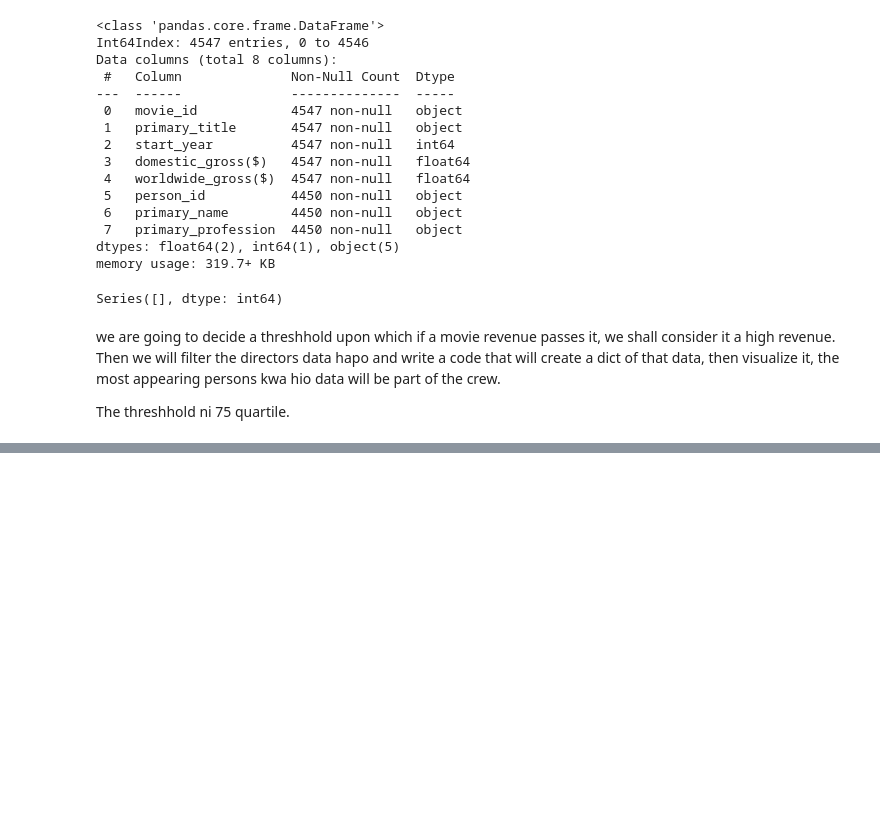
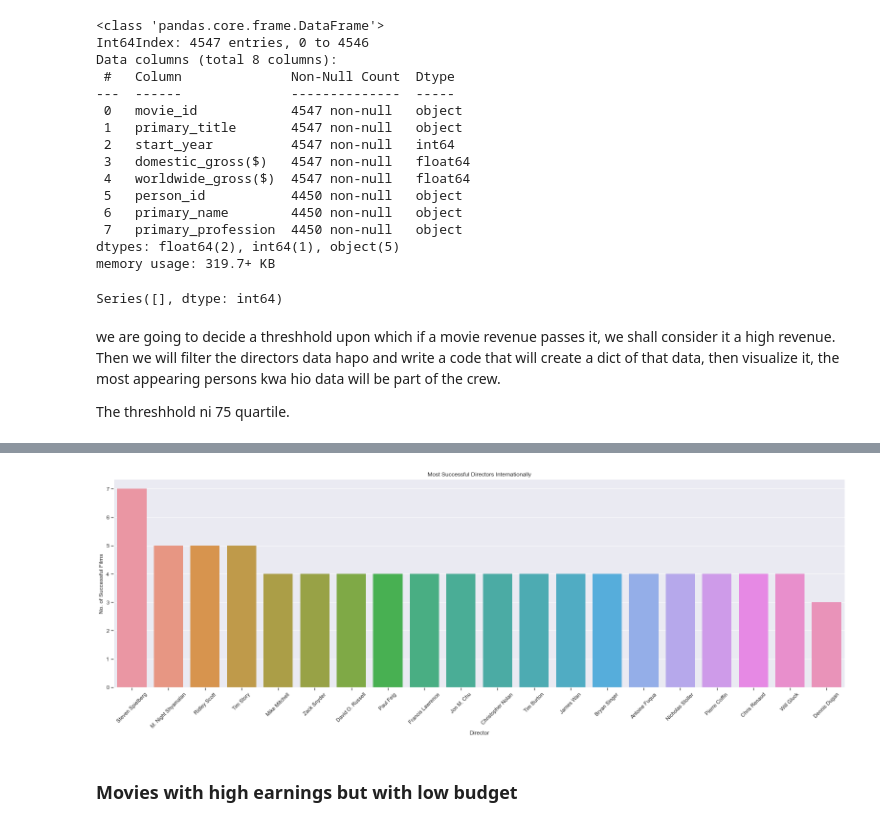
Before and after one commit to WamuyuGitz/movie-insights-project, a Jupyter notebook: vanessa.production_crew_analysis.ipynb, the cells around one changed output, grey strips where cells are left out. Drawn from its saved outputs; the diff is of its cells as text; code cells hidden in the pictures; blank space fills up the shorter version.

```diff
--- a/vanessa.production_crew_analysis.ipynb
+++ b/vanessa.production_crew_analysis.ipynb
@@ -1390,0 +1380,14 @@ sns.barplot(x= name, y= count)
+# %%
+z = list(high_rev_domestic['primary_name'])
+
+directors_count1 = {}
+for x in z:
+    if x not in directors_count1:
+        directors_count1[x] = 1
+    else:
+        directors_count1[x] += 1
+
+director_tuple1 = list(directors_count1.items())
+director_tuple_sorted1 = sorted(director_tuple1, key= lambda x: x[1], reverse= True)
+
+final_data1 = director_tuple_sorted1[:20]
@@ -1390,0 +1417,23 @@ sns.barplot(x= name, y= count)
+# %%
+# plotting most succeful directors internationally
+# Preparing data
+count = [x[1] for x in final_data1]
+name = [x[0] for x in final_data1]
+
+# plotting
+fig, ax = plt.subplots(figsize= (22, 8))
+sns.barplot(x= name, y= count, ax=ax)
+
+# Setting title and labels
+ax.set_title('Most Successful Directors Internationally')
+ax.set_ylabel('No. of Successful Films')
+ax.set_xlabel('Director')
+
+# Other settings.
+plt.xticks(rotation=45)
+plt.tight_layout()
+plt.show()
+# %% [output]
+[figure, added]
+# %% [markdown]
+### Movies with high earnings but with low budget
```
Also changed, not shown: parts of 21 cells of this notebook.
